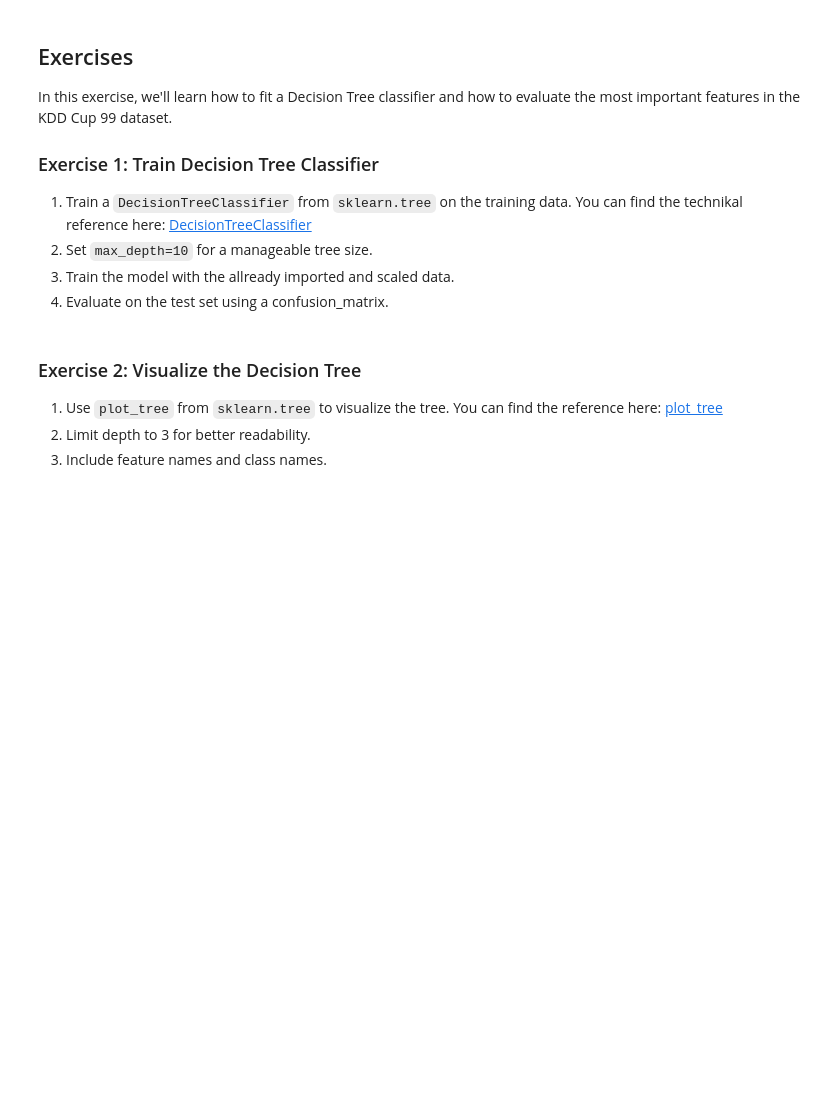
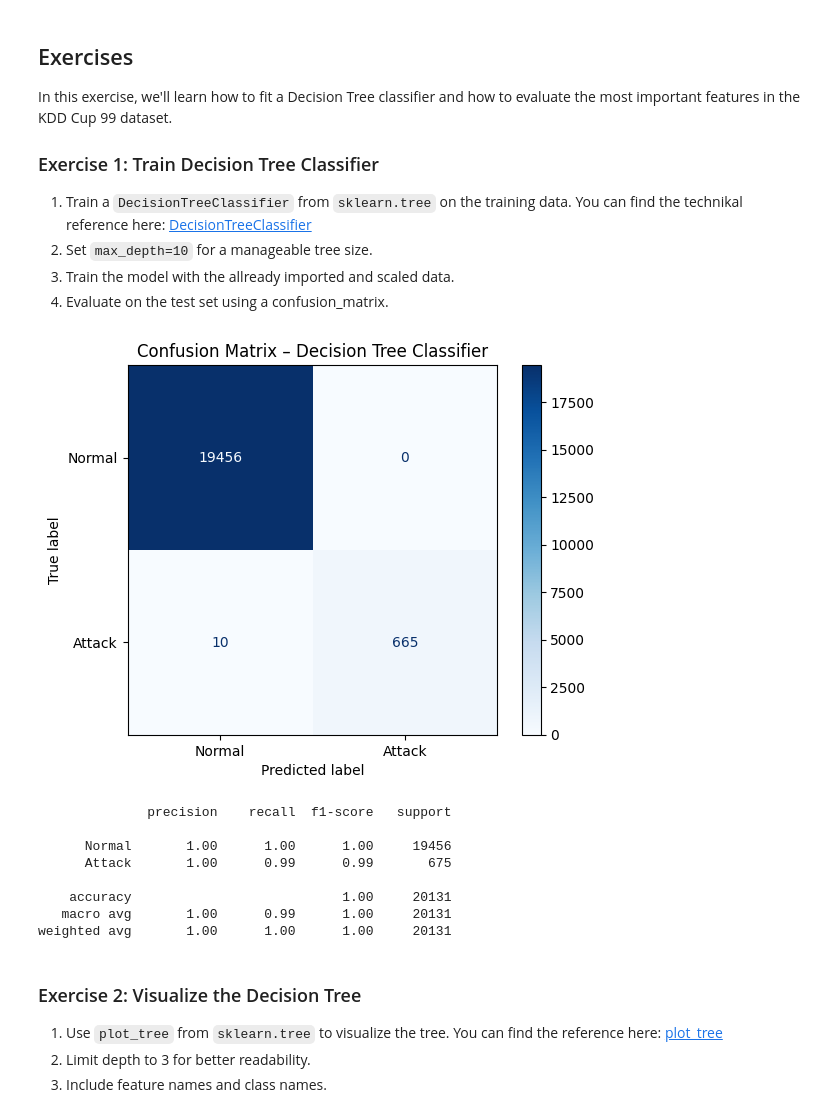
Before and after one commit to AlipourIm/ML_cysec_WiSe_25-26, a Jupyter notebook: source/tutorial_notebooks/getting_started_with_ml/getting_started_with_ml.ipynb, the cells around one changed output. Saved outputs shown, nothing was run; the diff lists cells and outputs as text; code cells hidden in the pictures; blank space fills up the shorter version.

```diff
--- a/source/tutorial_notebooks/getting_started_with_ml/getting_started_with_ml.ipynb
+++ b/source/tutorial_notebooks/getting_started_with_ml/getting_started_with_ml.ipynb
@@ -395,7 +401,32 @@ In this exercise, we'll learn how to fit a Decision Tree classifier and how to e
 # %%
 # TODO: Step 1 - Train Decision Tree
 # TODO: Step 2 - Predict test labels
 # TODO: Step 3 - Print a confusion_matrix
+tree_classifier = DecisionTreeClassifier(criterion='gini', max_depth=10)
+tree_classifier.fit(X_train, y_train)
+
+# Predictions
+y_pred_tree = tree_classifier.predict(X_test)
+
+# Confusion matrix
+cm_tree = confusion_matrix(y_test, y_pred_tree)
+disp_tree = ConfusionMatrixDisplay(confusion_matrix=cm_tree, display_labels=["Normal", "Attack"])
+disp_tree.plot(cmap="Blues")
+plt.title("Confusion Matrix – Decision Tree Classifier")
+plt.show()
+
+# Classification report
+print(classification_report(y_test, y_pred_tree, target_names=["Normal", "Attack"]))
+# %% [output]
+[figure, added]
+              precision    recall  f1-score   support
+
+      Normal       1.00      1.00      1.00     19456
+      Attack       1.00      0.99      0.99       675
+
+    accuracy                           1.00     20131
+   macro avg       1.00      0.99      1.00     20131
+weighted avg       1.00      1.00      1.00     20131
 # %% [markdown]
 ### Exercise 2: Visualize the Decision Tree
 1. Use `plot_tree` from `sklearn.tree` to visualize the tree. You can find the reference here: [plot_tree](https://scikit-learn.org/stable/modules/generated/sklearn.tree.plot_tree.html)
```
Also changed, not shown: parts of 3 cells of this notebook.
